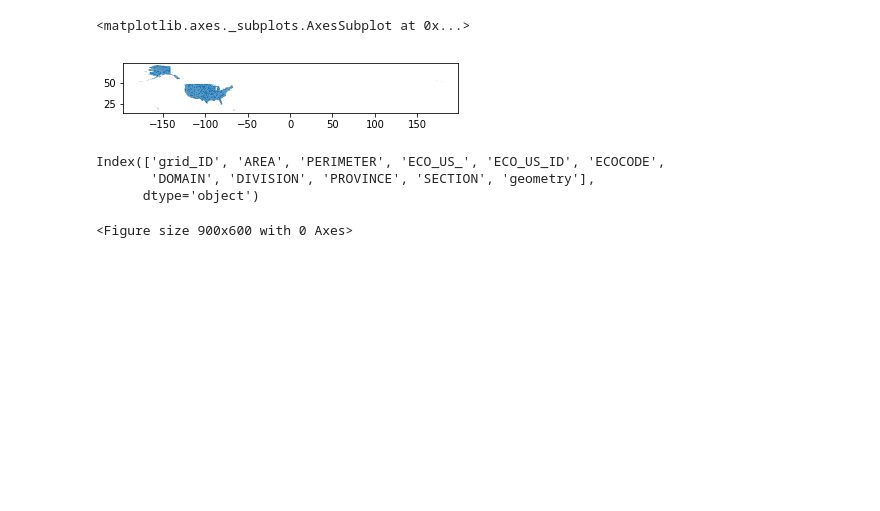
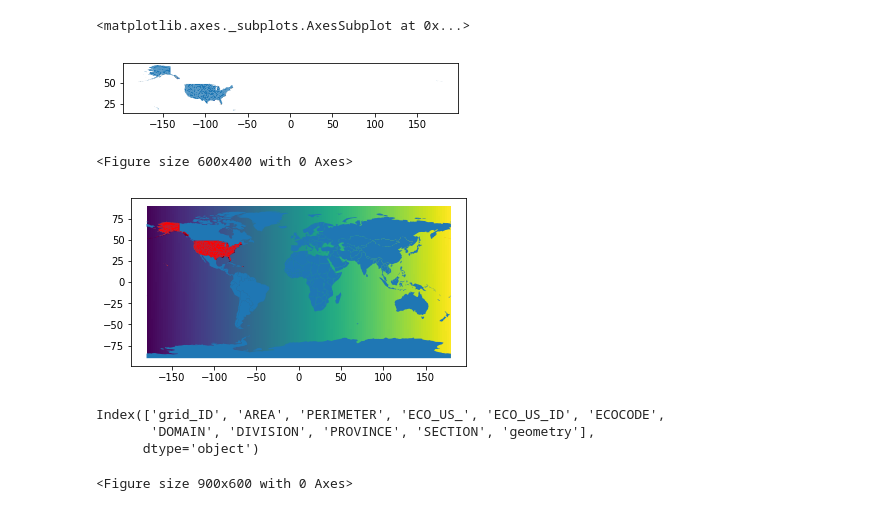
Before and after one commit to stevenjoelbrey/metSpread, a Jupyter notebook: Python/create_ecoregion_overlap_masks.ipynb, the cells around one changed output. Drawn from its saved outputs; the diff is of its cells as text; code cells hidden in the pictures; blank space fills up the shorter version.

```diff
--- a/Python/create_ecoregion_overlap_masks.ipynb
+++ b/Python/create_ecoregion_overlap_masks.ipynb
@@ -201,6 +201,15 @@ bailys_shp.plot()
 # %% [output]
 <matplotlib.axes._subplots.AxesSubplot at 0x...>
 [figure]
+# %%
+plt.figure(dpi=100)
+base = grid_geo_df.plot('grid_ID')
+world_df.plot(ax=base)
+bailys_shp.plot(ax=base, color='red')
+plt.show()
+# %% [output]
+<Figure size 600x400 with 0 Axes>
+[figure, added]
 # %%
 overlap = geopandas.overlay(grid_geo_df, bailys_shp, how='intersection')
 # %%
```
Also changed, not shown: parts of 9 cells of this notebook.
